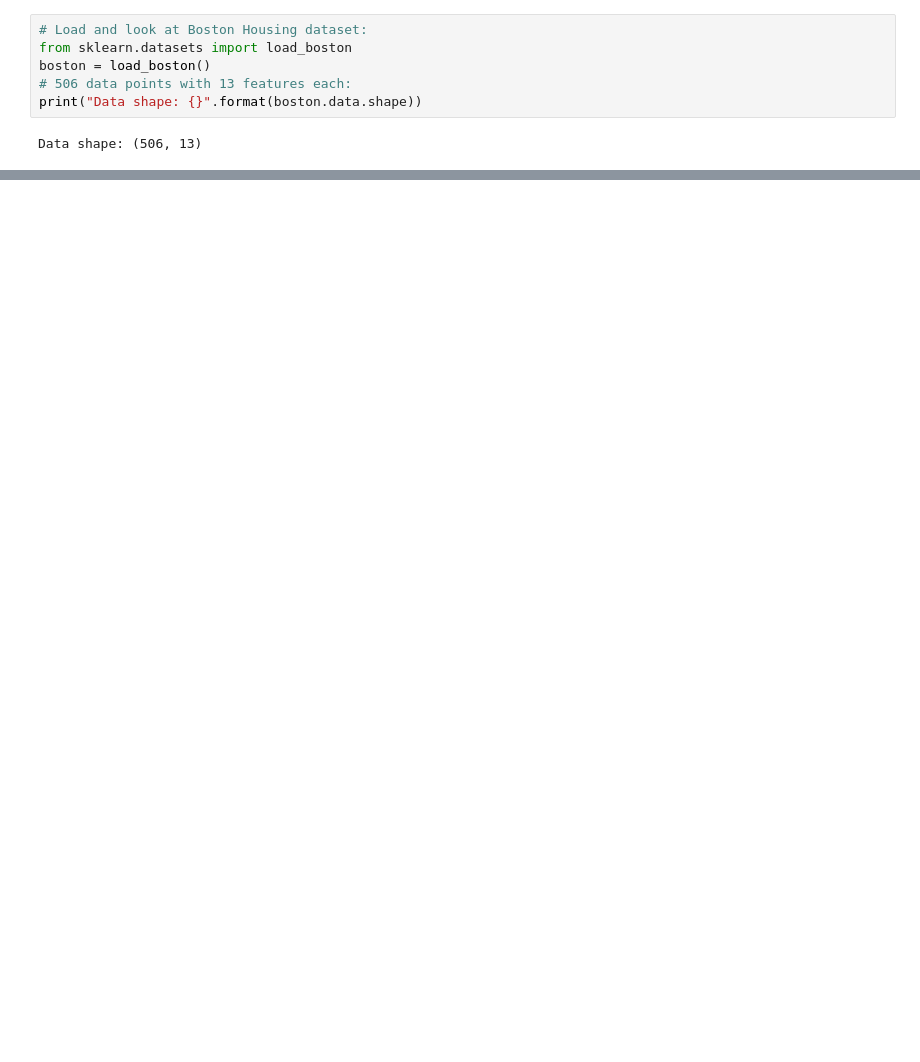
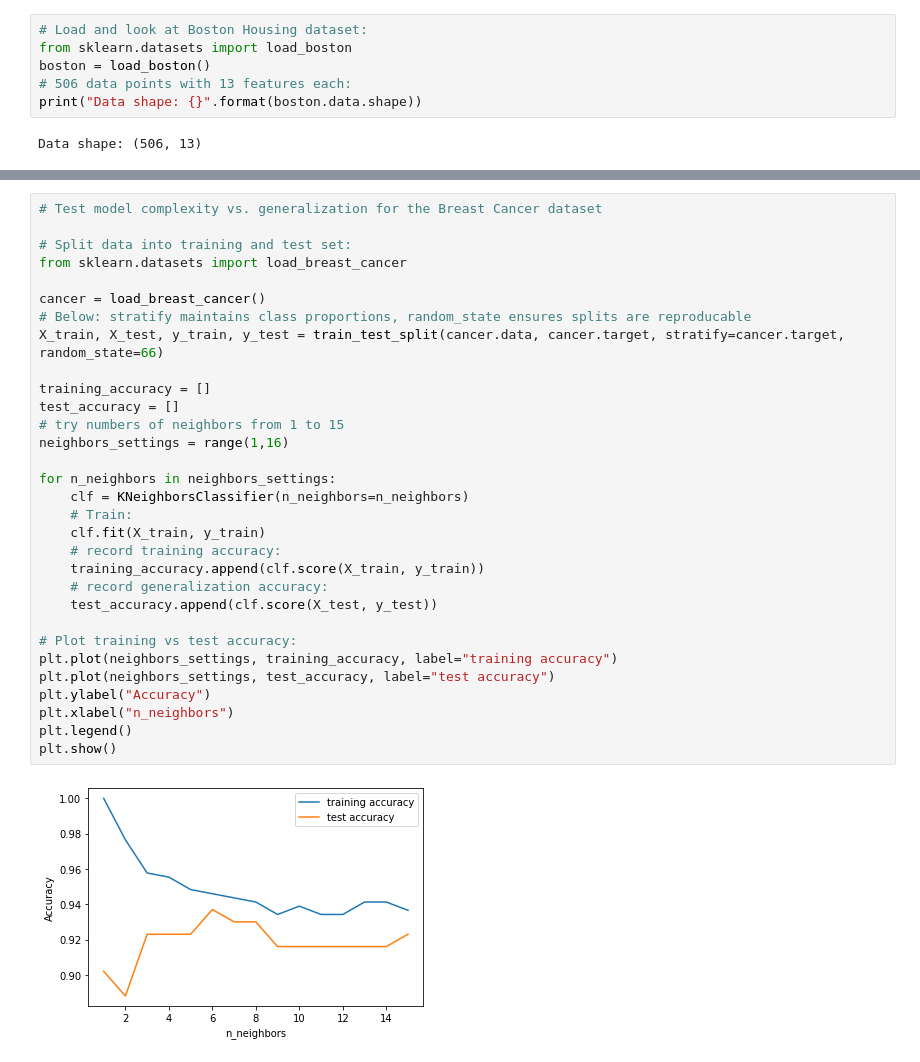
Before and after one commit to scottzig/ml-python-muller-guido, a Jupyter notebook: chapter_2.ipynb, the cells around one changed output, grey strips where cells are left out. Drawn from its saved outputs; the diff is of its cells as text; blank space fills up the shorter version.

```diff
--- a/chapter_2.ipynb
+++ b/chapter_2.ipynb
@@ -47,0 +121,33 @@ Data shape: (506, 13)
+# %%
+# Test model complexity vs. generalization for the Breast Cancer dataset
+
+# Split data into training and test set:
+from sklearn.datasets import load_breast_cancer
+
+cancer = load_breast_cancer()
+# Below: stratify maintains class proportions, random_state ensures splits are reproducable
+X_train, X_test, y_train, y_test = train_test_split(cancer.data, cancer.target, stratify=cancer.target, random_state=66)
+
+training_accuracy = []
+test_accuracy = []
+# try numbers of neighbors from 1 to 15
+neighbors_settings = range(1,16)
+
+for n_neighbors in neighbors_settings:
+    clf = KNeighborsClassifier(n_neighbors=n_neighbors)
+    # Train:
+    clf.fit(X_train, y_train)
+    # record training accuracy:
+    training_accuracy.append(clf.score(X_train, y_train))
+    # record generalization accuracy:
+    test_accuracy.append(clf.score(X_test, y_test))
+
+# Plot training vs test accuracy:
+plt.plot(neighbors_settings, training_accuracy, label="training accuracy")
+plt.plot(neighbors_settings, test_accuracy, label="test accuracy")
+plt.ylabel("Accuracy")
+plt.xlabel("n_neighbors")
+plt.legend()
+plt.show()
+# %% [output]
+[figure, added]
```
Also changed, not shown: parts of 39 cells of this notebook.
